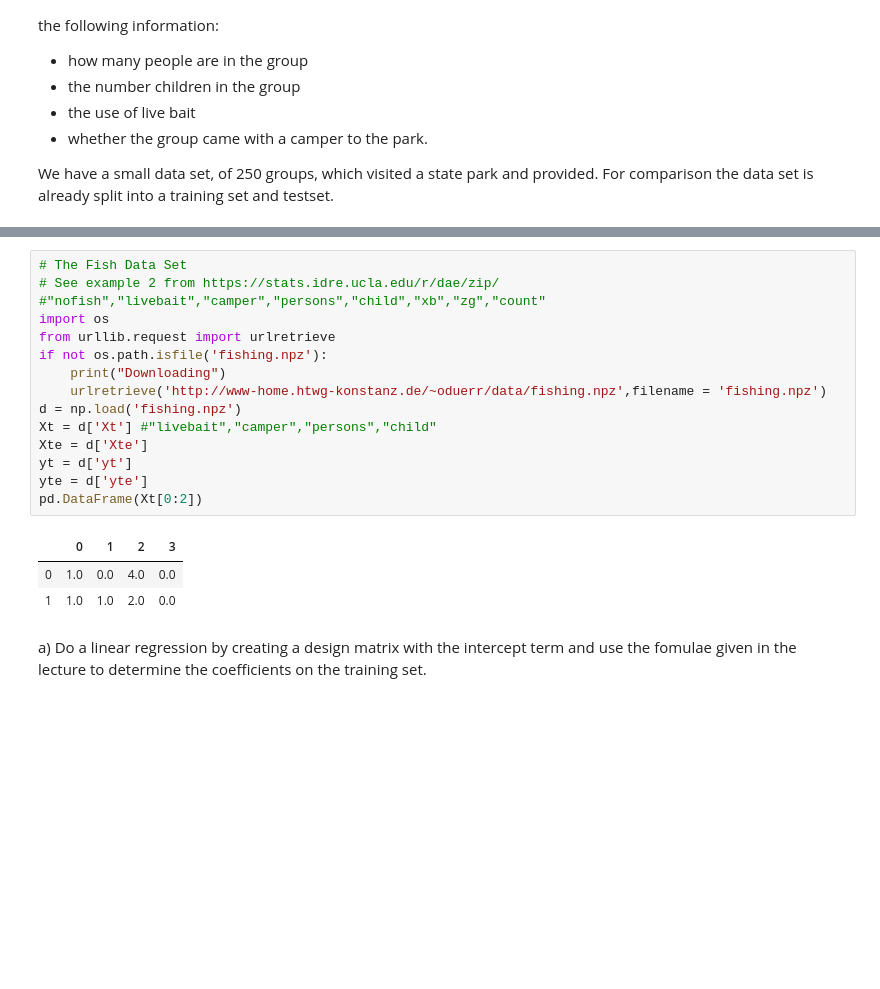
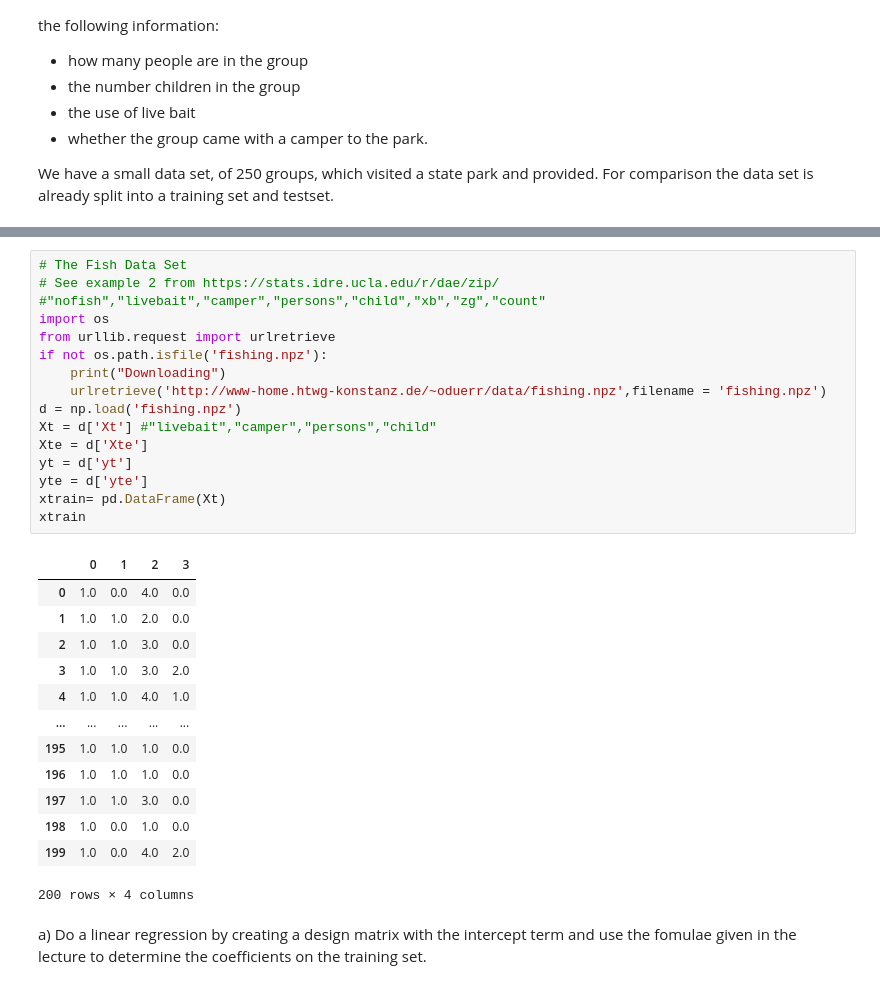
Before and after one commit to GITBSB/DL-A2, a Jupyter notebook: Linear_Regression_onFish.ipynb, the cells around one changed output, grey strips where cells are left out. Cells and saved outputs as stored; diff of their text form; blank space fills up the shorter version.

```diff
--- a/Linear_Regression_onFish.ipynb
+++ b/Linear_Regression_onFish.ipynb
@@ -19,22 +33,33 @@ import pandas as pd
 # %%
 # The Fish Data Set
 # See example 2 from https://stats.idre.ucla.edu/r/dae/zip/
 #"nofish","livebait","camper","persons","child","xb","zg","count"
 import os
 from urllib.request import urlretrieve
 if not os.path.isfile('fishing.npz'):
     print("Downloading")
     urlretrieve('http://www-home.htwg-konstanz.de/~oduerr/data/fishing.npz',filename = 'fishing.npz')
 d = np.load('fishing.npz')
 Xt = d['Xt'] #"livebait","camper","persons","child"
 Xte = d['Xte']
 yt = d['yt']
 yte = d['yte']
-pd.DataFrame(Xt[0:2])
+xtrain= pd.DataFrame(Xt)
+xtrain
 # %% [output]
 |  | 0 | 1 | 2 | 3 |
 | 0 | 1.0 | 0.0 | 4.0 | 0.0 |
 | 1 | 1.0 | 1.0 | 2.0 | 0.0 |
+| 2 | 1.0 | 1.0 | 3.0 | 0.0 |
+| 3 | 1.0 | 1.0 | 3.0 | 2.0 |
+| 4 | 1.0 | 1.0 | 4.0 | 1.0 |
+| ... | ... | ... | ... | ... |
+| 195 | 1.0 | 1.0 | 1.0 | 0.0 |
+| 196 | 1.0 | 1.0 | 1.0 | 0.0 |
+| 197 | 1.0 | 1.0 | 3.0 | 0.0 |
+| 198 | 1.0 | 0.0 | 1.0 | 0.0 |
+| 199 | 1.0 | 0.0 | 4.0 | 2.0 |
+200 rows × 4 columns
 # %% [markdown]
 a) Do a linear regression by creating a design matrix with the intercept term and use the fomulae given in the lecture to determine the coefficients on the training set.
 # %% [markdown]
```
Also changed, not shown: parts of 31 cells of this notebook.
